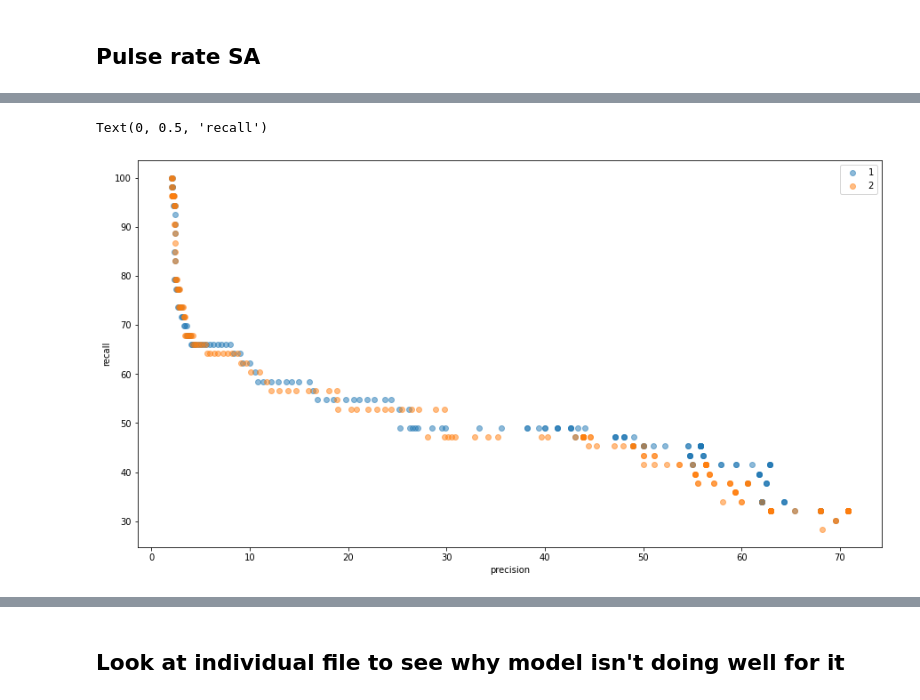
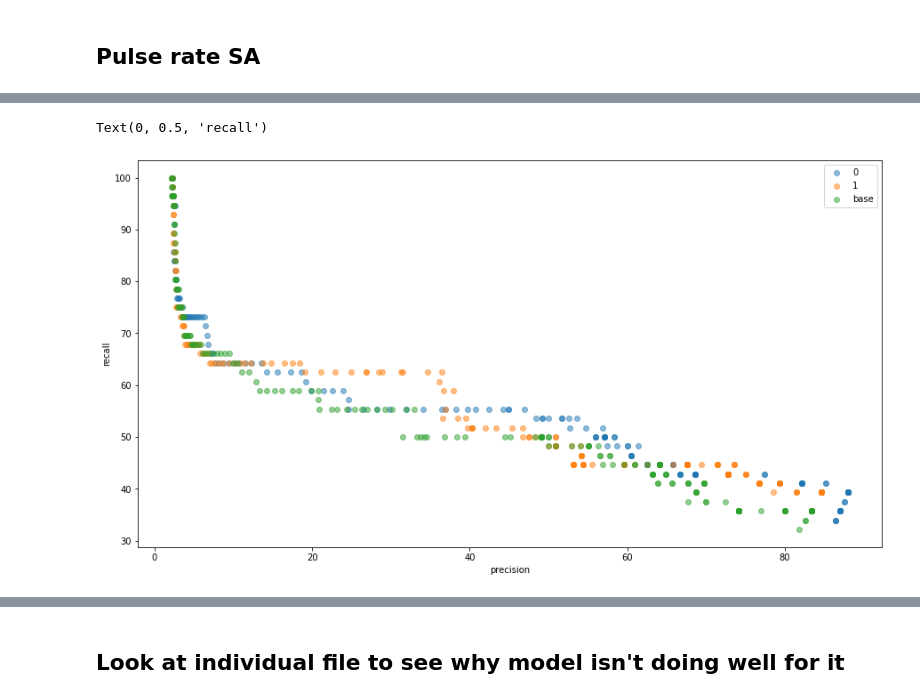
Before and after one commit to mayalapp/ga-frog-id, a Jupyter notebook: python-ribbit/data_cleaning.ipynb, the cells around one changed output, grey strips where cells are left out. Cells and saved outputs as stored; diff of their text form; code cells hidden in the pictures.

```diff
--- a/python-ribbit/data_cleaning.ipynb
+++ b/python-ribbit/data_cleaning.ipynb
@@ -177,38 +201,49 @@ plot_rs(sa_pulse_df, score_col = 'score2')
 cutoffs = range(0,200)
 
 
-def calc_accuracy(df, cutoffs):
+def calc_accuracy(df, cutoffs, score_col = 'score'):
     accuracy = pd.DataFrame()
     accuracy.index = list(cutoffs)
     accuracy['precision'] = ''
     accuracy['recall'] = ''
 
     for c in cutoffs:
-        accuracy['precision'][c] = len(df[(df['Lcapito']==1) & (df['score']>c)])/len(df[df['score']>c])*100
-        accuracy['recall'][c] = len(df[(df['Lcapito'] == 1) & (df['score']>c)])/len(df[(df['Lcapito'] == 1)])*100
+        accuracy['precision'][c] = len(df[(df['Lcapito']==1) & (df[score_col]>c)])/len(df[df[score_col]>c])*100
+        accuracy['recall'][c] = len(df[(df['Lcapito'] == 1) & (df[score_col]>c)])/len(df[(df['Lcapito'] == 1)])*100
 
     return accuracy
-
-sa_pulse_df['score'] = sa_pulse_df['score0']
-ich_accuracy0 = calc_accuracy(sa_pulse_df, cutoffs)
-#ich_accuracy0 = calc_accuracy(sa_pulse_df[sa_pulse_df["pond"]!="7a"], cutoffs)
-sa_pulse_df['score'] = sa_pulse_df['score1']
-ich_accuracy1 = calc_accuracy(sa_pulse_df, cutoffs)
-#ich_accuracy0 = calc_accuracy(sa_pulse_df[sa_pulse_df["pond"]!="7a"], cutoffs)
-sa_pulse_df['score'] = sa_pulse_df['score2']
-ich_accuracy2 = calc_accuracy(sa_pulse_df, cutoffs)
-#ich_accuracy0 = calc_accuracy(sa_pulse_df[sa_pulse_df["pond"]!="7a"], cutoffs)
 # %%
+df = sa_duration_df
+ich_accuracy0 = calc_accuracy(df, cutoffs, score_col = 'score0')
+#ich_accuracy0 = calc_accuracy(sa_pulse_df[sa_pulse_df["pond"]!="7a"], cutoffs)
+ich_accuracy1 = calc_accuracy(df, cutoffs, score_col = "score1")
+#ich_accuracy0 = calc_accuracy(sa_pulse_df[sa_pulse_df["pond"]!="7a"], cutoffs)
+ich_accuracy2 = calc_accuracy(df, cutoffs, score_col = "score2")
+ich_accuracy_base = calc_accuracy(sa_pulse_df, cutoffs, score_col = "score2") # base vals
+#ich_accuracy0 = calc_accuracy(sa_pulse_df[sa_pulse_df["pond"]!="7a"], cutoffs)
+
+#pulse, noise, signal, duration, optimal guess
+
+
 # plot precision and recall for pulse rate sa - looks like [12,28] is best of the options
 
+# best:
+# pulse: param1 (by a tad)
+# noise: both better, param0 slightly better at first but param1 overtakes  - try 1100-1300 band?
+# signal: both better, param0/param2  better at first but param1 better later - probably go with param0/2
+# duration: pretty similar
+# optimal guess:
+
+
 fig, ax = plt.subplots()  # a figure with a single Axes
-#ax.scatter(ich_accuracy0['precision'],ich_accuracy0['recall'], alpha = 0.5, label = "0")
-ax.scatter(ich_accuracy1['precision'],ich_accuracy1['recall'], alpha = 0.5, label = "1") # best
-ax.scatter(ich_accuracy2['precision'],ich_accuracy2['recall'], alpha = 0.5, label = "2")
+ax.scatter(ich_accuracy0['precision'],ich_accuracy0['recall'], alpha = 0.5, label = "0")
+ax.scatter(ich_accuracy1['precision'],ich_accuracy1['recall'], alpha = 0.5, label = "1")
+#ax.scatter(ich_accuracy2['precision'],ich_accuracy2['recall'], alpha = 0.5, label = "2")
+ax.scatter(ich_accuracy_base['precision'],ich_accuracy_base['recall'], alpha = 0.5, label = "base")
 ax.legend()
 ax.set_xlabel('precision')
 ax.set_ylabel('recall')
 #ax.set_title('RIBBIT scores')
 # %% [output]
 Text(0, 0.5, 'recall')
-[figure, old version]
+[figure, new version]
```
Also changed, not shown: parts of 3 cells of this notebook, 20 other files.
